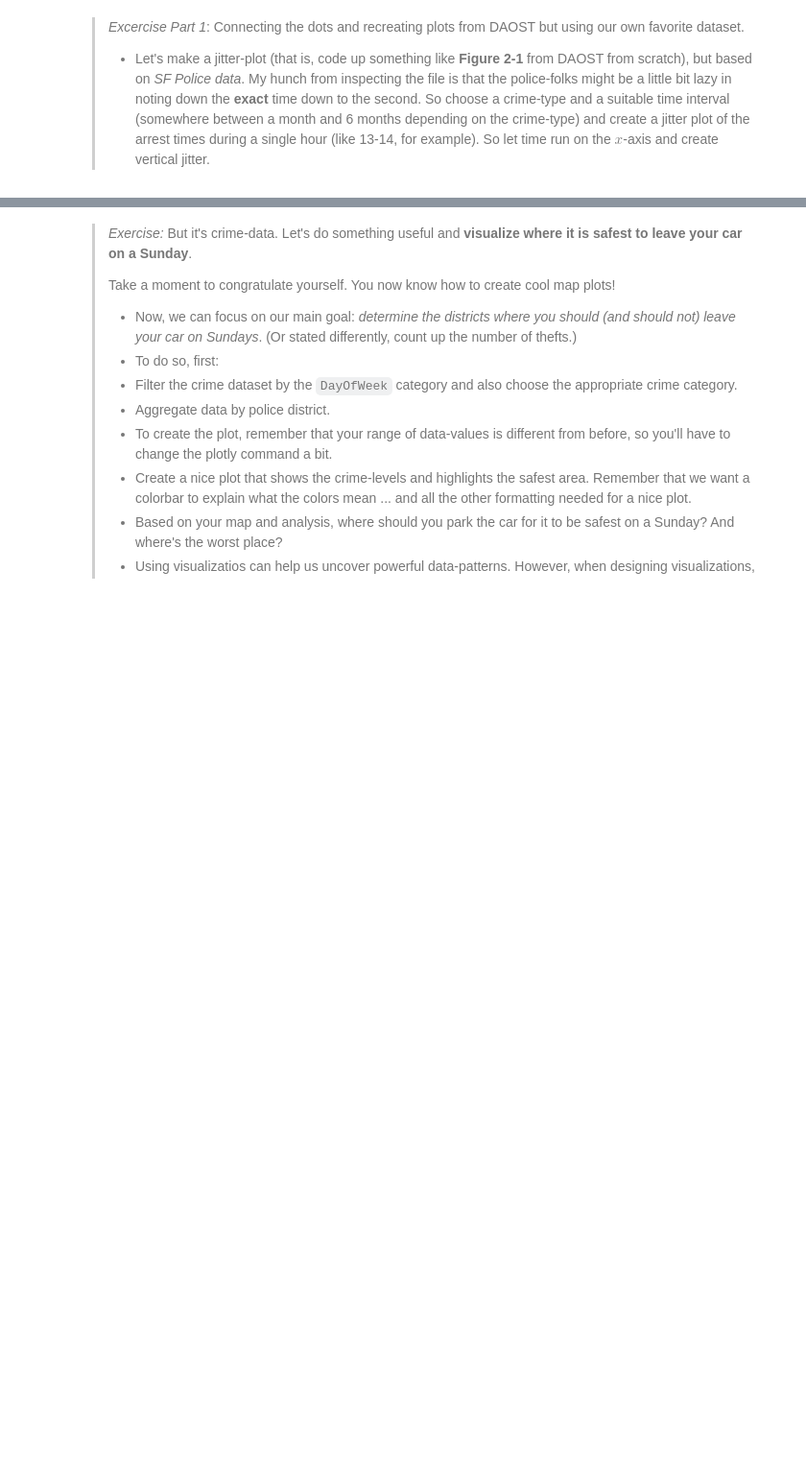
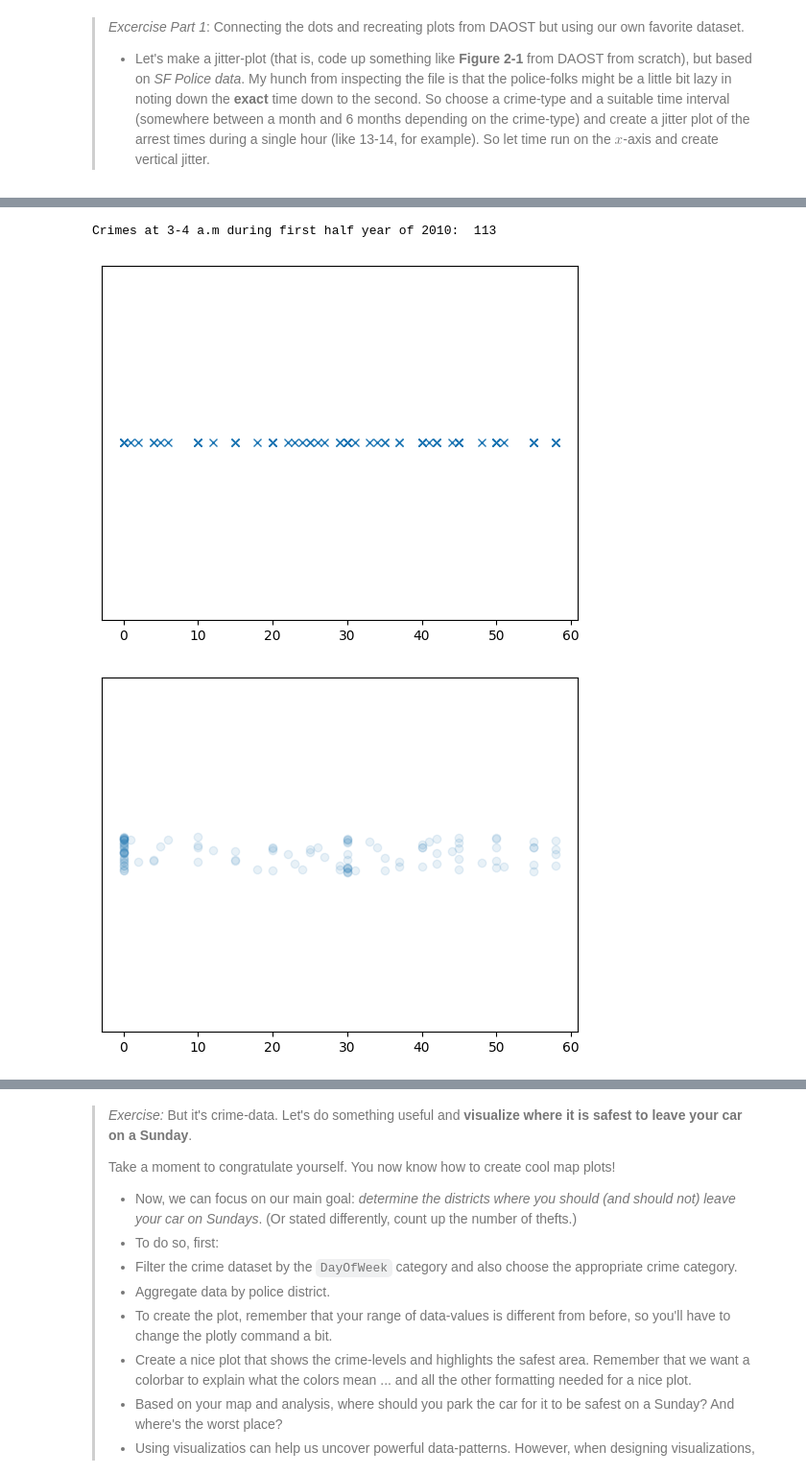
Before and after one commit to AleksandarLukic96/02806_Social_Data, a Jupyter notebook: notebooks/W3_Vic.ipynb, the cells around one changed output, grey strips where cells are left out. Shown at 96% size. Drawn from its saved outputs; the diff is of its cells as text; code cells hidden in the pictures; blank space fills up the shorter version.

```diff
--- a/notebooks/W3_Vic.ipynb
+++ b/notebooks/W3_Vic.ipynb
@@ -76,0 +67,31 @@ data = pd.read_csv("../data/Police_Department_Incident_Reports_Complete.csv", se
+# %%
+#Jitter plot on crime for period of 1 hour
+
+#Category = VANDALISM
+vandalism = data[data['Category'] == 'VANDALISM']
+
+#Year 2010
+vandalism_2010 = vandalism[vandalism['Year'] == 2010]
+#Month 1-6
+vandalism_2010_1_6 = vandalism_2010[(vandalism_2010['Month'] >= 1) & (vandalism_2010['Month'] <= 6)]
+#Hour 4
+vandalism_2010_1_6_4 = vandalism_2010_1_6[vandalism_2010_1_6['Hour'] == 3]
+
+print(f"Crimes at 3-4 a.m during first half year of 2010: ",len(vandalism_2010_1_6_4))
+#Plot of minutes with only x axis
+plt.plot(vandalism_2010_1_6_4['Minute'], np.zeros_like(vandalism_2010_1_6_4['Minute']), 'x')
+plt.yticks([])
+
+#Jitter plot with transparent circles
+y = np.zeros_like(vandalism_2010_1_6_4['Minute'], dtype=float)
+## Jitter each points by adding a random number between -0.1 and 0.1
+y += np.random.uniform(-0.01,0.01, vandalism_2010_1_6_4['Minute'].shape)
+plt.figure()
+plt.scatter(vandalism_2010_1_6_4['Minute'], y, alpha=0.1)
+plt.ylim(-0.1, 0.1)
+plt.yticks([])
+plt.show()
+# %% [output]
+Crimes at 3-4 a.m during first half year of 2010:  113
+[figure, added]
+[figure, added]
```
Also changed, not shown: parts of 20 cells of this notebook.
